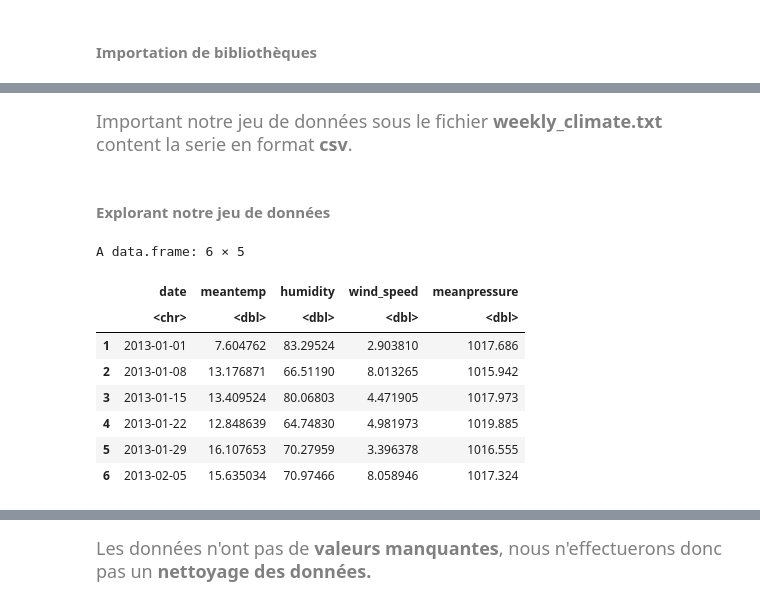
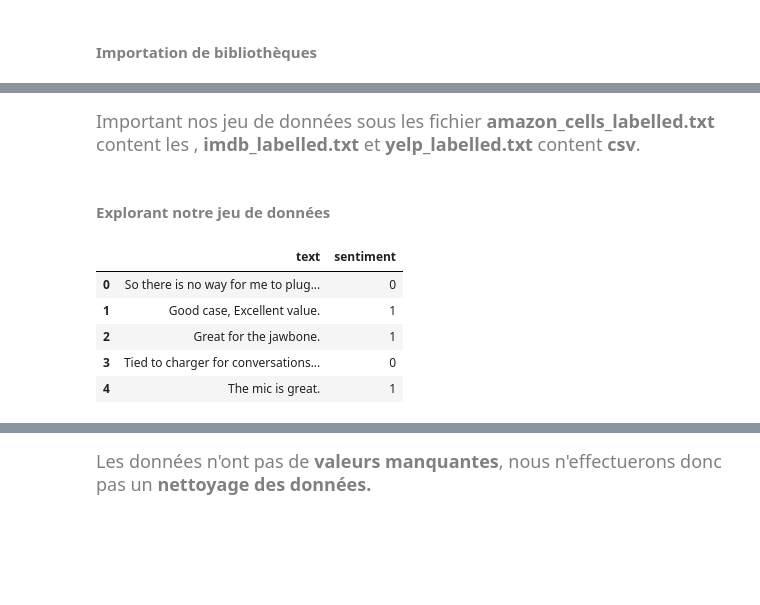
Before and after one commit to KOBeerose/Academic-Projects, a Jupyter notebook: Artificial Neural Networks/Sentiment Analysis.ipynb, the cells around one changed output, grey strips where cells are left out. Cells and saved outputs as stored; diff of their text form; code cells hidden in the pictures; blank space fills up the shorter version.

```diff
--- a/Artificial Neural Networks/Sentiment Analysis.ipynb
+++ b/Artificial Neural Networks/Sentiment Analysis.ipynb
@@ -126,18 +126,24 @@ The following object is masked from ‘package:forecast’:
 # %% [markdown]
-<span style="color:grey; font-size:1.2em">Important notre jeu de données sous le fichier <b>weekly_climate.txt</b> content la serie en format <b>csv</b>.</span>
+<span style="color:grey; font-size:1.2em">Important nos jeu de données sous les fichier <b>amazon_cells_labelled.txt</b> content les , <b>imdb_labelled.txt</b> et <b>yelp_labelled.txt</b> content  <b>csv</b>.</span>
 # %%
-data <- read.csv("../input/weekly/weekly_climate.txt")
+# Dataset d'amazon
+amazon_data = pd.read_csv("Data/amazon_cells_labelled.txt",delimiter='\t',header=None, names=["text","sentiment"])
+
+# Dataset d'imdb
+imdb_data = pd.read_csv("Data/imdb_labelled.txt",delimiter='\t',header=None, names=["text","sentiment"])
+
+# Dataset de yeld
+yelp_data = pd.read_csv("Data/yelp_labelled.txt",delimiter='\t',header=None, names=["text","sentiment"])
+
+Datasets = {"amazon":amazon_data,"imdb":imdb_data,"yelp":yelp_data}
 # %% [markdown]
 <h4 style="color:grey"> Explorant notre jeu de données </h4>
 # %%
-head(data)
+amazon_data.head()
 # %% [output]
-A data.frame: 6 × 5
-|  | date | meantemp | humidity | wind_speed | meanpressure |
-|  | <chr> | <dbl> | <dbl> | <dbl> | <dbl> |
-| 1 | 2013-01-01 | 7.604762 | 83.29524 | 2.903810 | 1017.686 |
-| 2 | 2013-01-08 | 13.176871 | 66.51190 | 8.013265 | 1015.942 |
-| 3 | 2013-01-15 | 13.409524 | 80.06803 | 4.471905 | 1017.973 |
-| 4 | 2013-01-22 | 12.848639 | 64.74830 | 4.981973 | 1019.885 |
-| 5 | 2013-01-29 | 16.107653 | 70.27959 | 3.396378 | 1016.555 |
-| 6 | 2013-02-05 | 15.635034 | 70.97466 | 8.058946 | 1017.324 |
+|  | text | sentiment |
+| 0 | So there is no way for me to plug... | 0 |
+| 1 | Good case, Excellent value. | 1 |
+| 2 | Great for the jawbone. | 1 |
+| 3 | Tied to charger for conversations... | 0 |
+| 4 | The mic is great. | 1 |
```
Also changed, not shown: parts of 78 cells of this notebook, 5 other files.
